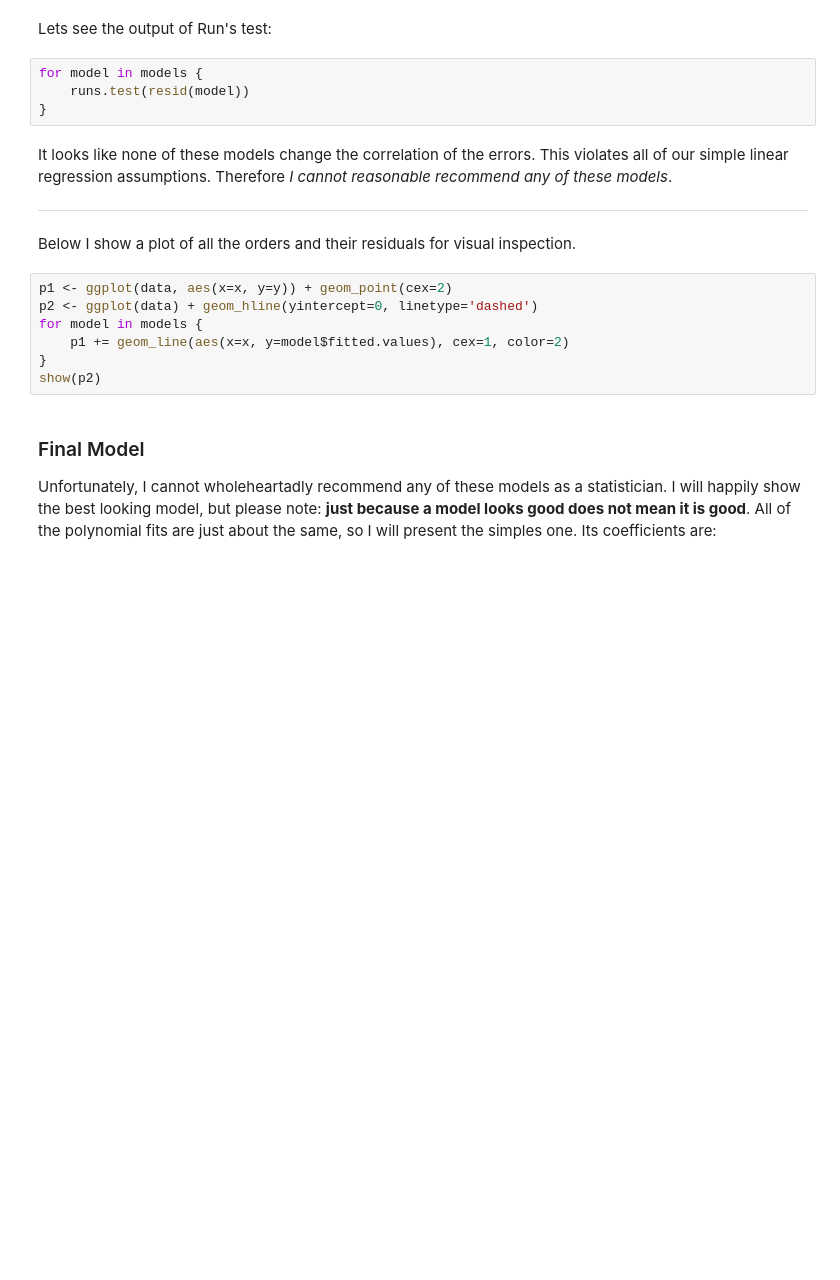
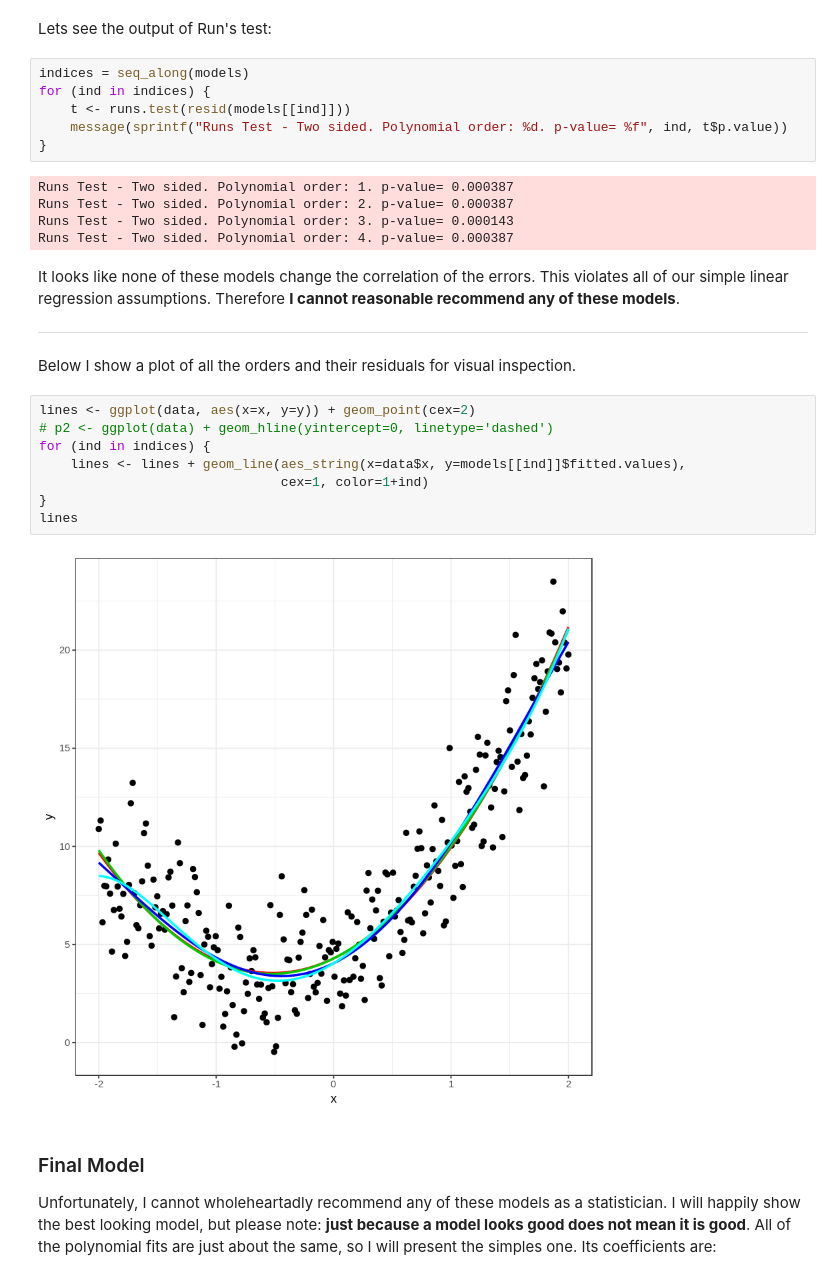
Before and after one commit to mileslucas/coms574, a Jupyter notebook: hw2-R.ipynb, the cells around one changed output. Saved outputs shown, nothing was run; the diff lists cells and outputs as text; blank space fills up the shorter version.

```diff
--- a/hw2-R.ipynb
+++ b/hw2-R.ipynb
@@ -89,23 +109,33 @@ models = c(
 )
 # %% [markdown]
 Lets see the output of Run's test:
-# %%
-for model in models {
-    runs.test(resid(model))
-}
+# %%
+indices = seq_along(models)
+for (ind in indices) {
+    t <- runs.test(resid(models[[ind]]))
+    message(sprintf("Runs Test - Two sided. Polynomial order: %d. p-value= %f", ind, t$p.value))
+}
+# %% [output]
+Runs Test - Two sided. Polynomial order: 1. p-value= 0.000387
+Runs Test - Two sided. Polynomial order: 2. p-value= 0.000387
+Runs Test - Two sided. Polynomial order: 3. p-value= 0.000143
+Runs Test - Two sided. Polynomial order: 4. p-value= 0.000387
 # %% [markdown]
-It looks like none of these models change the correlation of the errors. This violates all of our simple linear regression assumptions. Therefore *I cannot reasonable recommend any of these models*.
+It looks like none of these models change the correlation of the errors. This violates all of our simple linear regression assumptions. Therefore **I cannot reasonable recommend any of these models**.
 
 ----
 
 Below I show a plot of all the orders and their residuals for visual inspection.
 # %%
-p1 <- ggplot(data, aes(x=x, y=y)) + geom_point(cex=2)
-p2 <- ggplot(data) + geom_hline(yintercept=0, linetype='dashed')
-for model in models {
-    p1 += geom_line(aes(x=x, y=model$fitted.values), cex=1, color=2)
+lines <- ggplot(data, aes(x=x, y=y)) + geom_point(cex=2)
+# p2 <- ggplot(data) + geom_hline(yintercept=0, linetype='dashed')
+for (ind in indices) {
+    lines <- lines + geom_line(aes_string(x=data$x, y=models[[ind]]$fitted.values),
+                               cex=1, color=1+ind)
 }
-show(p2)
+lines
+# %% [output]
+[figure, added]
 # %% [markdown]
 ### Final Model
 
```
Also changed, not shown: parts of 6 cells of this notebook.
